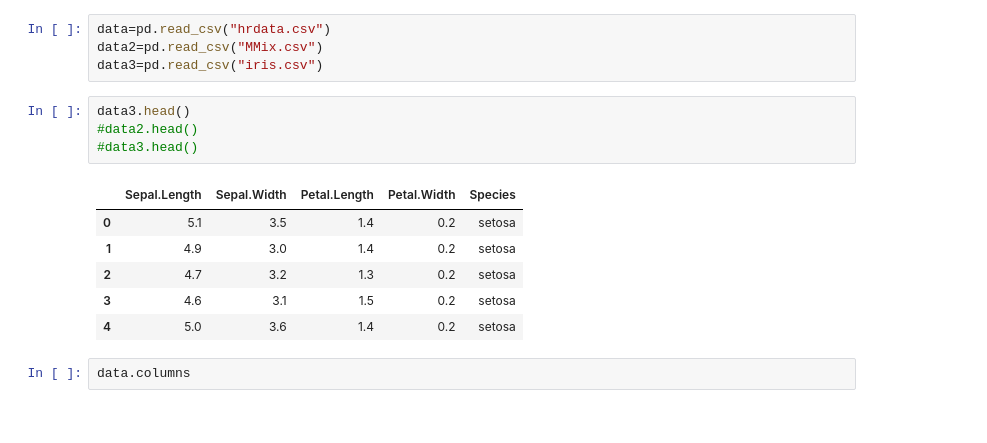
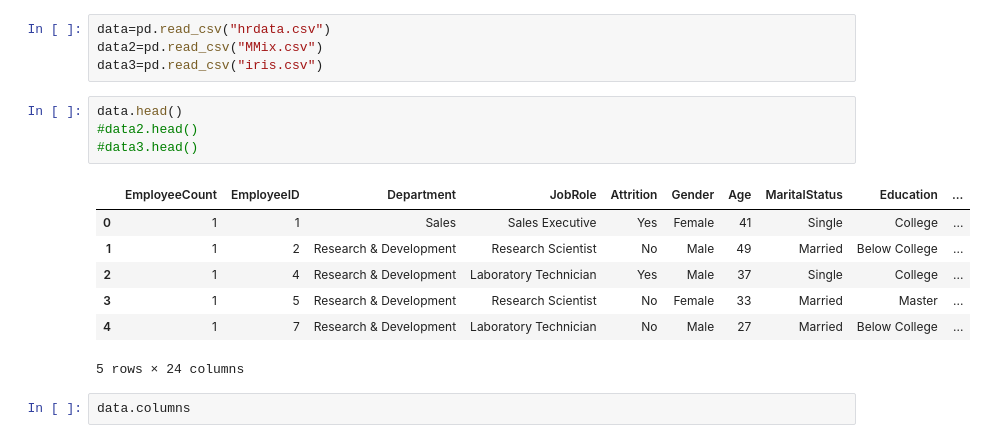
Before and after one commit to KunaalNaik/Python_Data_Science_Course, a Jupyter notebook: 3 - Visualization/Jigsaw IPBA 10 EDA/Univariate/Univariate_Inclass.ipynb, the cells around one changed output. Drawn from its saved outputs; the diff is of its cells as text.

```diff
--- a/3 - Visualization/Jigsaw IPBA 10 EDA/Univariate/Univariate_Inclass.ipynb
+++ b/3 - Visualization/Jigsaw IPBA 10 EDA/Univariate/Univariate_Inclass.ipynb
@@ -18,16 +18,17 @@ data=pd.read_csv("hrdata.csv")
 data2=pd.read_csv("MMix.csv")
 data3=pd.read_csv("iris.csv")
 # %%
-data3.head()
+data.head()
 #data2.head()
 #data3.head()
 # %% [output]
-|  | Sepal.Length | Sepal.Width | Petal.Length | Petal.Width | Species |
-| 0 | 5.1 | 3.5 | 1.4 | 0.2 | setosa |
-| 1 | 4.9 | 3.0 | 1.4 | 0.2 | setosa |
-| 2 | 4.7 | 3.2 | 1.3 | 0.2 | setosa |
-| 3 | 4.6 | 3.1 | 1.5 | 0.2 | setosa |
-| 4 | 5.0 | 3.6 | 1.4 | 0.2 | setosa |
+|  | EmployeeCount | EmployeeID | Department | JobRole | Attrition | Gender | Age | MaritalStatus | Education | ... |
+| 0 | 1 | 1 | Sales | Sales Executive | Yes | Female | 41 | Single | College | ... |
+| 1 | 1 | 2 | Research & Development | Research Scientist | No | Male | 49 | Married | Below College | ... |
+| 2 | 1 | 4 | Research & Development | Laboratory Technician | Yes | Male | 37 | Single | College | ... |
+| 3 | 1 | 5 | Research & Development | Research Scientist | No | Female | 33 | Married | Master | ... |
+| 4 | 1 | 7 | Research & Development | Laboratory Technician | No | Male | 27 | Married | Below College | ... |
+5 rows × 24 columns
 # %%
 data.columns
 # %% [output]
```
Also changed, not shown: parts of 20 cells of this notebook, 1 other file.
